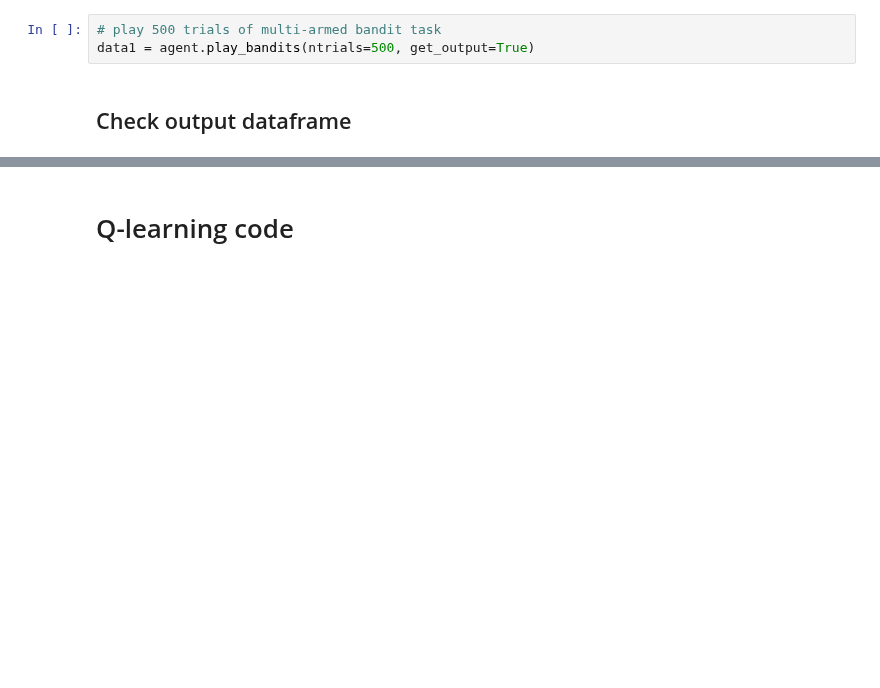
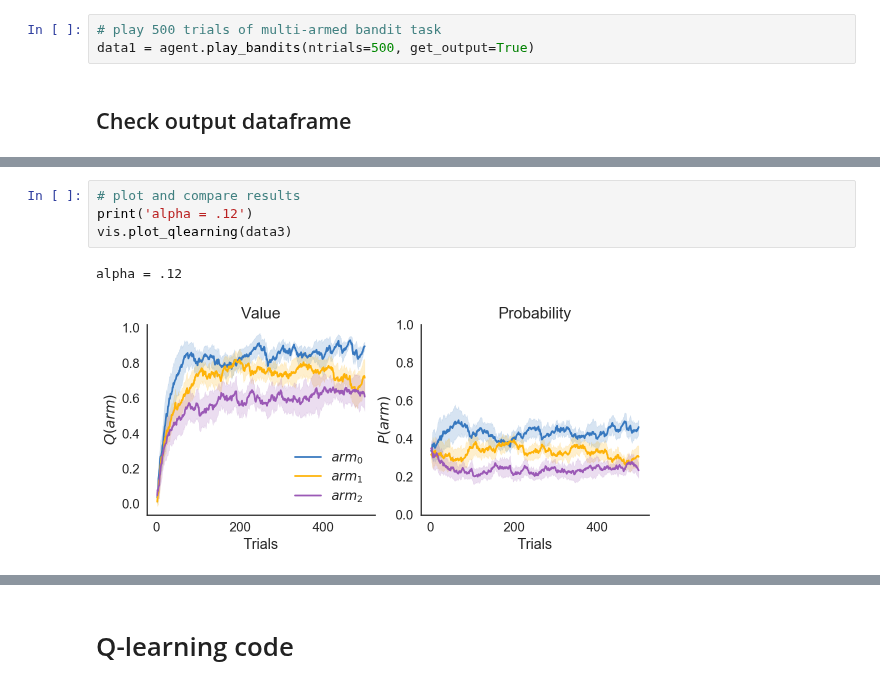
Before and after one commit to CoAxLab/AdaptiveDecisionMaking_2018, a Jupyter notebook: notebooks/Lab 2 - Reinforcement Learning.ipynb, the cells around one changed output, grey strips where cells are left out. Saved outputs shown, nothing was run; the diff lists cells and outputs as text; blank space fills up the shorter version.

```diff
--- a/notebooks/Lab 2 - Reinforcement Learning.ipynb
+++ b/notebooks/Lab 2 - Reinforcement Learning.ipynb
@@ -81,0 +101,7 @@ vis.plot_qlearning(data)
+# %%
+# plot and compare results
+print('alpha = .12')
+vis.plot_qlearning(data3)
+# %% [output]
+alpha = .12
+[figure, added]
```
Also changed, not shown: parts of 13 cells of this notebook, 2 other files.
